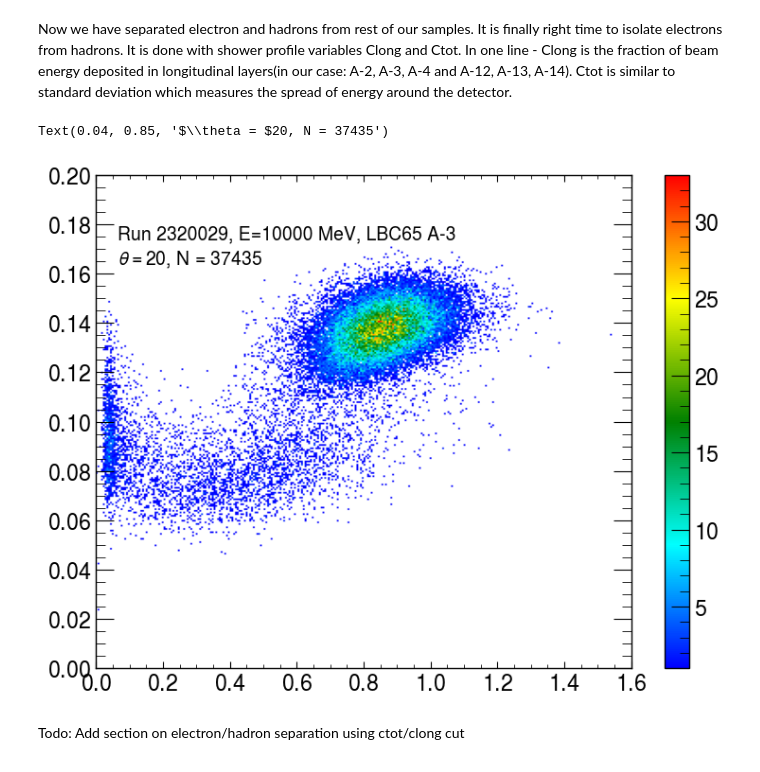
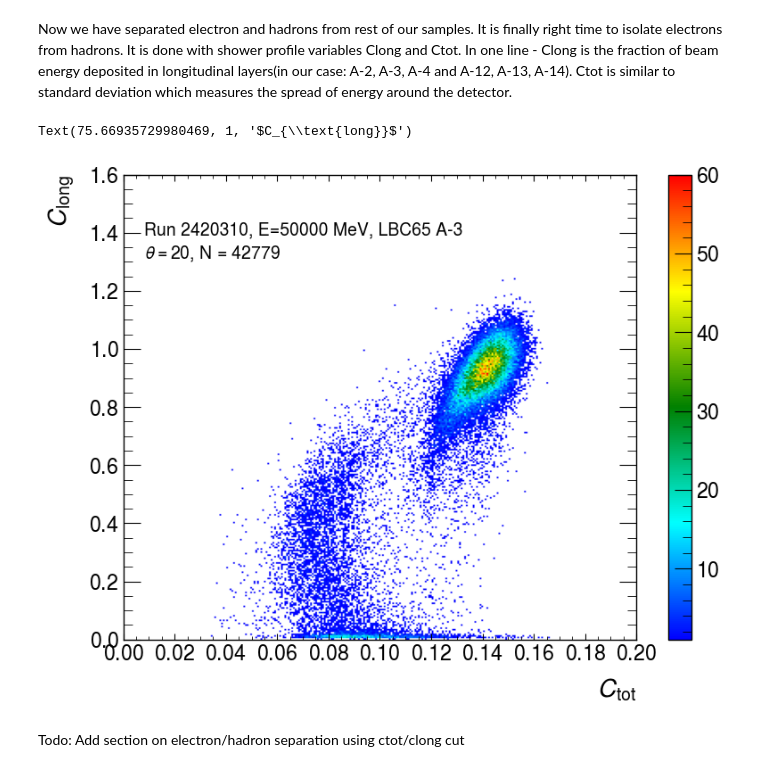
Before and after one commit to kandels/tiletbana, a Jupyter notebook: analy_walkthrough.ipynb, the cells around one changed output. Saved outputs shown, nothing was run; the diff lists cells and outputs as text; code cells hidden in the pictures.

```diff
--- a/analy_walkthrough.ipynb
+++ b/analy_walkthrough.ipynb
@@ -9,10 +9,10 @@ plt.style.use(hep.style.ATLAS)
 # %% [markdown]
 Let's define the configurations of the run. This metadata abour run information will be stored somewhere and can be accessed dynamically in future. For now, we just provide it manually. To search for runs go [here](https://pcata007.cern.ch/tileinfo/runinfo.php). CERN credentials required to access this site.
 # %%
-run_number = 2320029
+run_number = 2420310
 module = 'LBC65'
 cell = 'A-3'
-energy = 10000
+energy = 50000
 theta = 20
 # %% [markdown]
 You should store the TileCal TestBeam root file at the same level of this repository. i.e One directory up from the path of current notebook.
@@ -149,11 +153,13 @@ clong = helpers.ParticleSeparator(h1000=f).compute_clong(cell='A3', beam_energy=
 # %%
 ctot = helpers.ParticleSeparator(h1000=f).compute_ctot(cell='A3', events=elec_had_ind)
 # %%
-fig, ax, N = helpers.root_like_histogram(x=clong, y=ctot, n_xbins=300, n_ybins=300, xmin=0, xmax=1.6, ymax=0.2, x_inc=0.2, y_inc=0.02)
+fig, ax, N = helpers.root_like_histogram(x=ctot, y=clong, xmin=0, xmax=0.20, ymin=0, ymax=1.6, n_xbins=300, n_ybins=300, x_inc=0.02, y_inc=0.2)
 ax.text(x=0.04, y=0.9, s=f'Run {run_number}, E={energy} MeV, {module} {cell}', transform=ax.transAxes, verticalalignment='top')
 ax.text(x=0.04, y=0.85, s=r'$\theta = $' + str(theta) + f', N = {N}', transform=ax.transAxes, verticalalignment='top')
+ax.set_xlabel('$C_{\\text{tot}}$')
+ax.set_ylabel('$C_{\\text{long}}$')
 # %% [output]
-Text(0.04, 0.85, '$\\theta = $20, N = 37435')
+Text(75.66935729980469, 1, '$C_{\\text{long}}$')
-[figure, old version]
+[figure, new version]
 # %% [markdown]
 Todo: Add section on electron/hadron separation using ctot/clong cut
```
Also changed, not shown: parts of 8 cells of this notebook, 1 other file.
